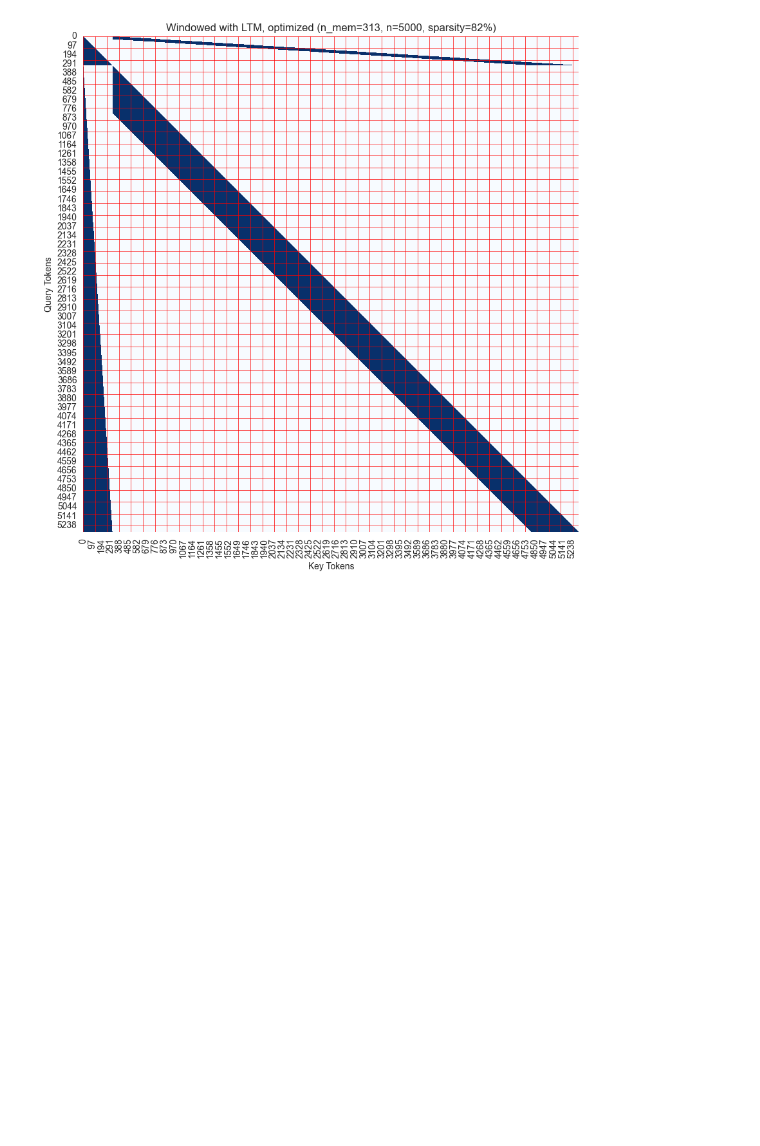
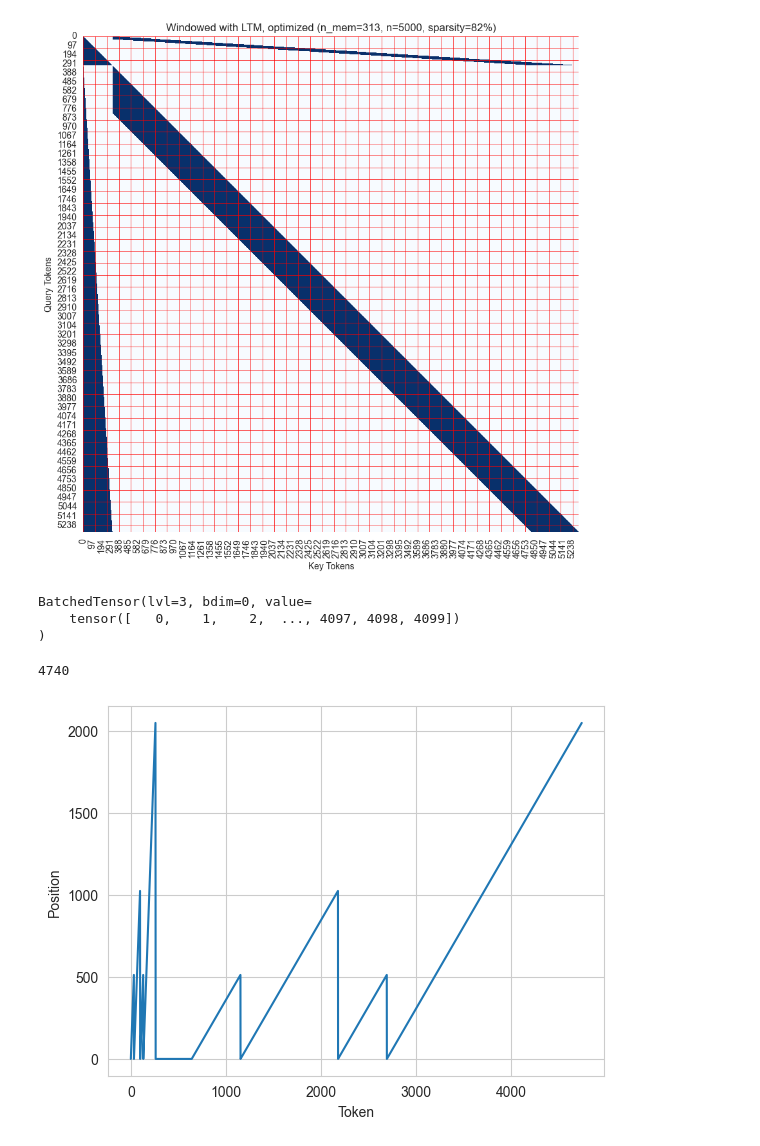
Before and after one commit to ViktorooReps/mem-llm, a Jupyter notebook: notebooks/visualize_attn_pattern.ipynb, the cells around one changed output. Drawn from its saved outputs; the diff is of its cells as text; code cells hidden in the pictures; blank space fills up the shorter version.

```diff
--- a/benchmark_attn.ipynb
+++ b/notebooks/visualize_attn_pattern.ipynb
@@ -277,3 +277,75 @@ visualize_mask(
 Possible sparsity: 48 - 88
 [figure]
 [figure]
+# %%
+
+from mem_llm.masking import create_mem_block_masks
+import torch
+import seaborn as sns
+import matplotlib.pyplot as plt
+from torch.nn.attention.flex_attention import BlockMask
+
+
+def visualize_mask(mask: BlockMask, n_q: int, n_kv: int, title="", block_size=4, figsize=(10, 10)):
+    mask_dense = torch.zeros(mask.shape[-2:], dtype=torch.bool)
+
+    q = torch.arange(n_q).repeat_interleave(n_kv)
+    kv = torch.arange(n_kv).repeat(n_q)
+    mask_dense[q, kv] = mask.mask_mod(torch.zeros_like(q), torch.zeros_like(kv), q, kv)
+
+    plt.figure(figsize=figsize)
+    ax = sns.heatmap(
+        mask_dense,
+        cmap="Blues",
+        cbar=False,
+        annot=False,
+        square=True,
+    )
+
+    # Add red grid lines for the block_size
+    height, width = mask_dense.shape
+    for i in range(0, height, block_size):
+        ax.axhline(i, color='red', linewidth=0.5)
+    for j in range(0, width, block_size):
+        ax.axvline(j, color='red', linewidth=0.5)
+
+    plt.title(title)
+    plt.xlabel("Key Tokens")
+    plt.ylabel("Query Tokens")
+    plt.show()
+
+
+eos_token = 1
+fill_token = 0
+tokens = torch.concat([
+    torch.full((512,), fill_token),
+    torch.tensor([eos_token]),
+    torch.full((1024,), fill_token),
+    torch.tensor([eos_token]),
+    torch.full((512,), fill_token),
+    torch.tensor([eos_token]),
+    torch.full((2048,), fill_token),
+    torch.tensor([eos_token]),
+])
+
+
+block_mask, mem_block_mask, n_mem, full_positions, full_doc_ids = create_mem_block_masks(
+    tokens,
+    eos_token=eos_token,
+    mem_freq=16,
+    local_window=1024,
+    global_window=3092,
+    separate_mem_and_main_update=True,
+    do_compile=False
+)
+
+sns.lineplot(full_positions)
+plt.xlabel('Token')
+plt.ylabel('Position')
+len(full_positions)
+# %% [output]
+BatchedTensor(lvl=3, bdim=0, value=
+    tensor([   0,    1,    2,  ..., 4097, 4098, 4099])
+)
+4740
+[figure, added]
```
Also changed, not shown: parts of 8 cells of this notebook, 11 other files.
